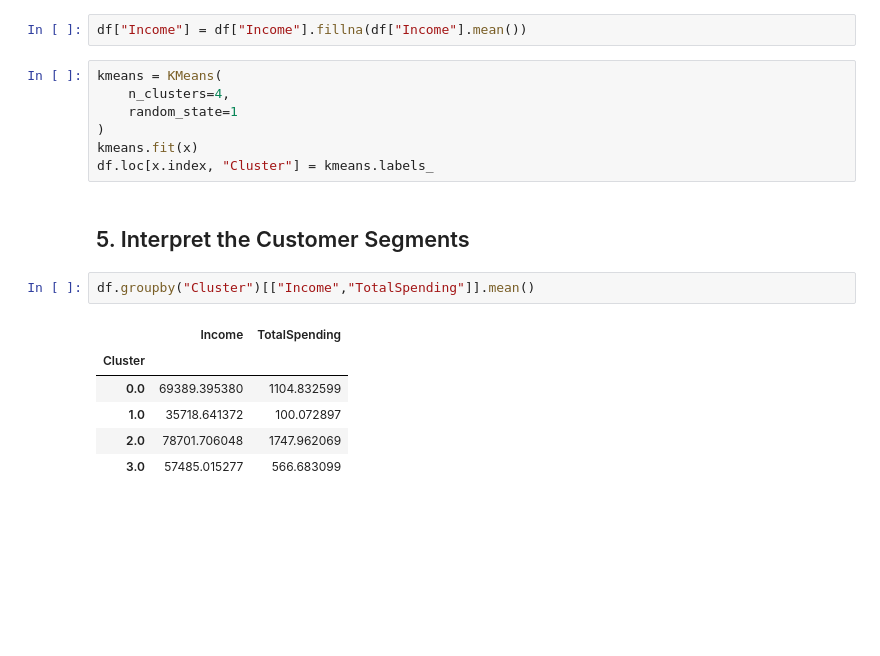
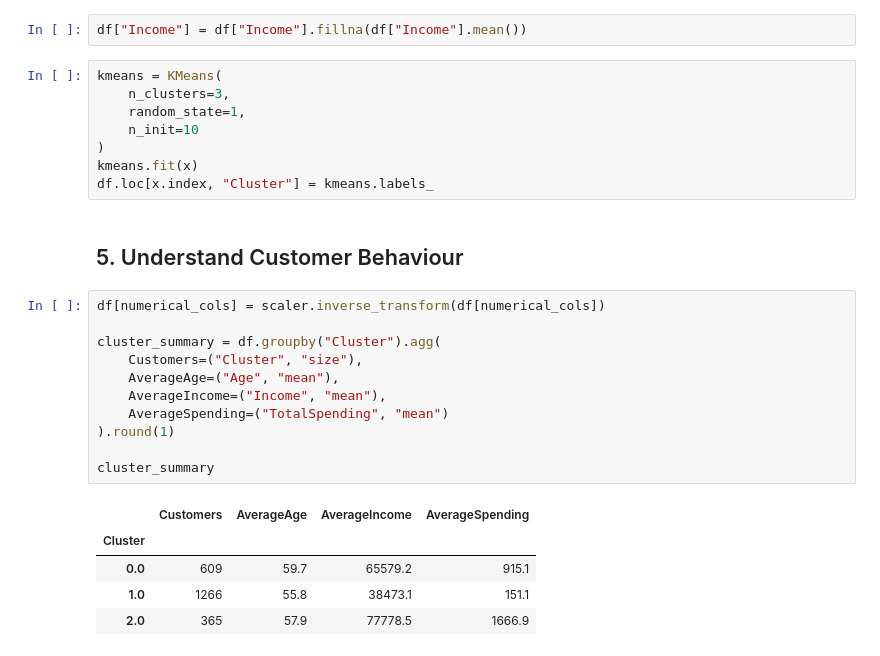
Before and after one commit to srivarshanreo/ML, a Jupyter notebook: internship/majorProject/majorProject.ipynb, the cells around one changed output. Saved outputs shown, nothing was run; the diff lists cells and outputs as text; blank space fills up the shorter version.

```diff
--- a/internship/majorProject/majorProject.ipynb
+++ b/internship/majorProject/majorProject.ipynb
@@ -185,20 +185,29 @@ plt.show()
 df["Income"] = df["Income"].fillna(df["Income"].mean())
 # %%
 kmeans = KMeans(
-    n_clusters=4,
-    random_state=1
+    n_clusters=3,
+    random_state=1,
+    n_init=10
 )
 kmeans.fit(x)
 df.loc[x.index, "Cluster"] = kmeans.labels_
 # %% [markdown]
-## 5. Interpret the Customer Segments
+## 5. Understand Customer Behaviour
 # %%
-df.groupby("Cluster")[["Income","TotalSpending"]].mean()
+df[numerical_cols] = scaler.inverse_transform(df[numerical_cols])
+
+cluster_summary = df.groupby("Cluster").agg(
+    Customers=("Cluster", "size"),
+    AverageAge=("Age", "mean"),
+    AverageIncome=("Income", "mean"),
+    AverageSpending=("TotalSpending", "mean")
+).round(1)
+
+cluster_summary
 # %% [output]
-|  | Income | TotalSpending |
-| Cluster |  |  |
-| 0.0 | 69389.395380 | 1104.832599 |
-| 1.0 | 35718.641372 | 100.072897 |
-| 2.0 | 78701.706048 | 1747.962069 |
-| 3.0 | 57485.015277 | 566.683099 |
+|  | Customers | AverageAge | AverageIncome | AverageSpending |
+| Cluster |  |  |  |  |
+| 0.0 | 609 | 59.7 | 65579.2 | 915.1 |
+| 1.0 | 1266 | 55.8 | 38473.1 | 151.1 |
+| 2.0 | 365 | 57.9 | 77778.5 | 1666.9 |
 # %%
```
Also changed, not shown: parts of 15 cells of this notebook.
